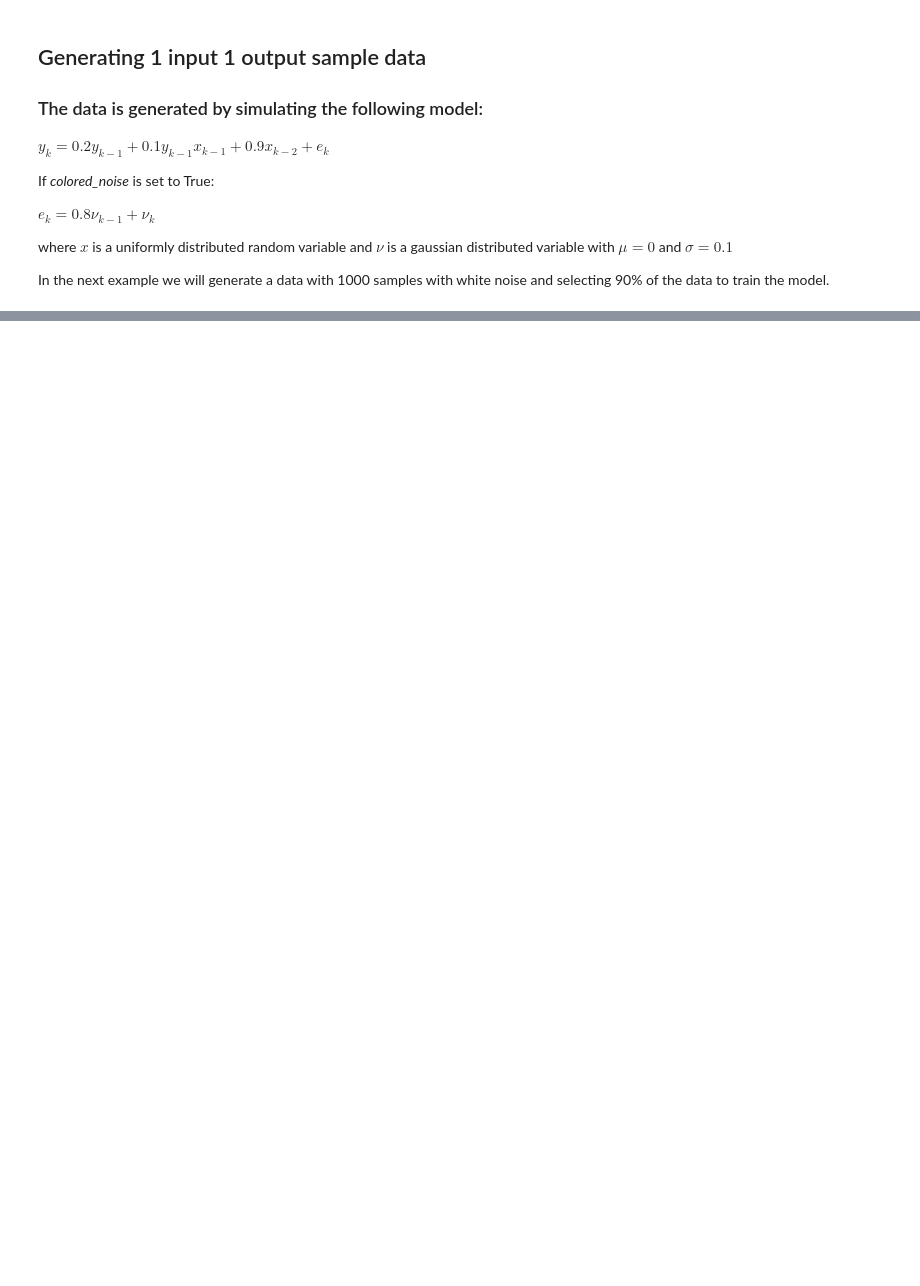
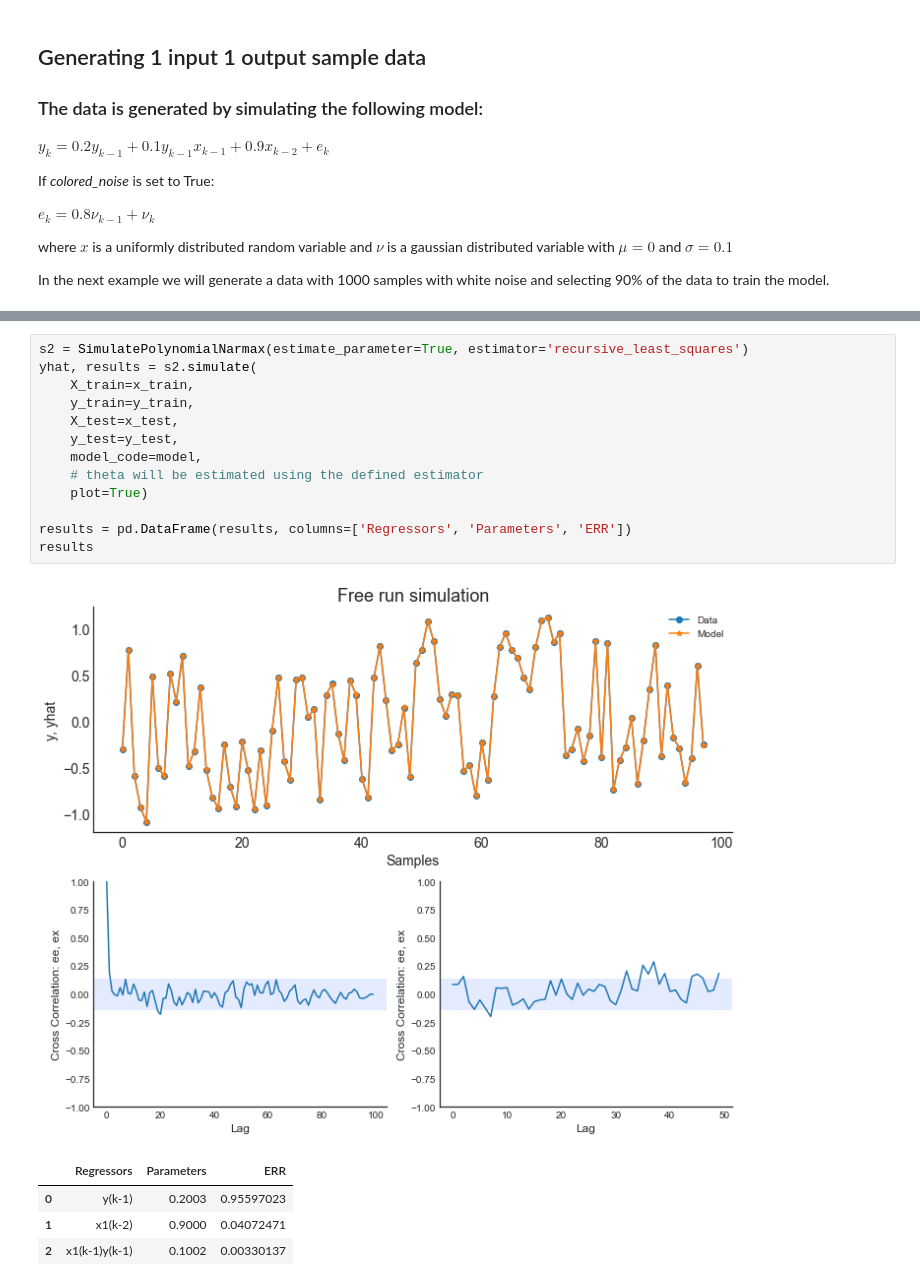
Before and after one commit to wilsonrljr/sysidentpy, a Jupyter notebook: docs/source/examples/simulating_a_predefined_model.ipynb, the cells around one changed output, grey strips where cells are left out. Drawn from its saved outputs; the diff is of its cells as text; blank space fills up the shorter version.

```diff
--- a/docs/source/examples/simulating_a_predefined_model.ipynb
+++ b/docs/source/examples/simulating_a_predefined_model.ipynb
@@ -179,0 +128,19 @@ model.plot_result(y_valid, yhat, ee, ex)
+# %%
+s2 = SimulatePolynomialNarmax(estimate_parameter=True, estimator='recursive_least_squares')
+yhat, results = s2.simulate(
+    X_train=x_train,
+    y_train=y_train,
+    X_test=x_test,
+    y_test=y_test,
+    model_code=model,
+    # theta will be estimated using the defined estimator
+    plot=True)
+
+results = pd.DataFrame(results, columns=['Regressors', 'Parameters', 'ERR'])
+results
+# %% [output]
+[figure, added]
+|  | Regressors | Parameters | ERR |
+| 0 | y(k-1) | 0.2003 | 0.95597023 |
+| 1 | x1(k-2) | 0.9000 | 0.04072471 |
+| 2 | x1(k-1)y(k-1) | 0.1002 | 0.00330137 |
```
Also changed, not shown: parts of 32 cells of this notebook.
